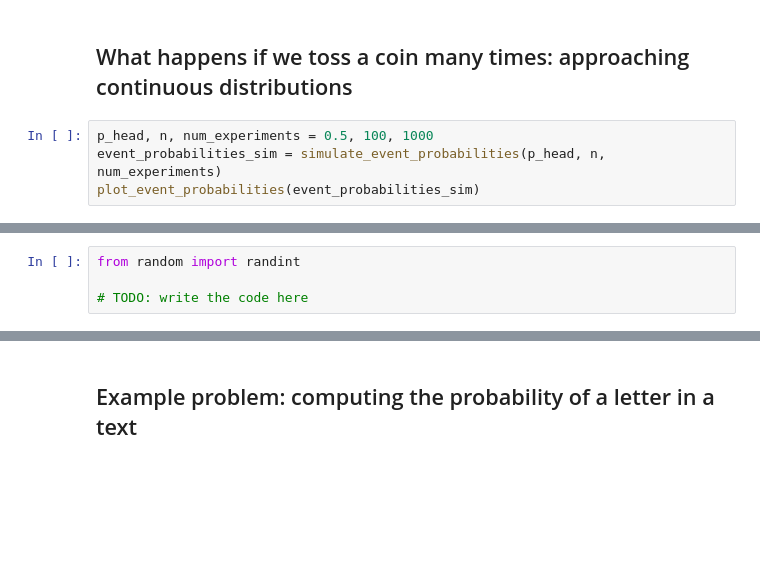
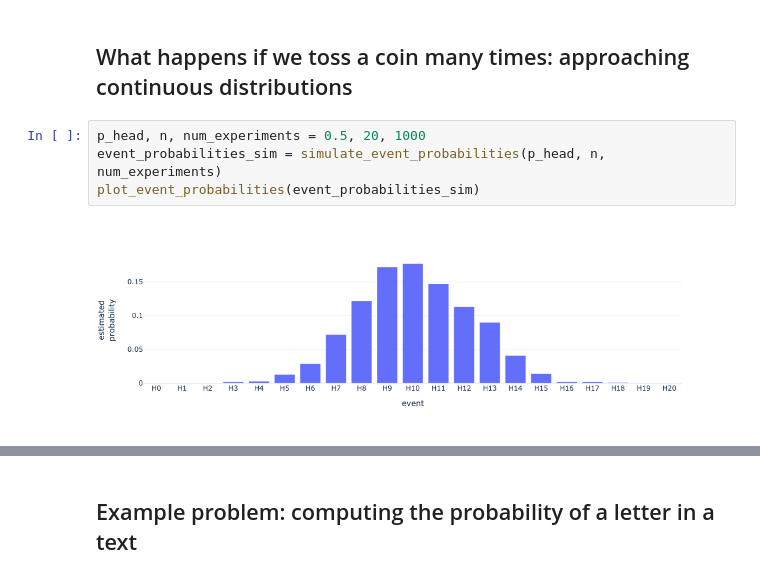
Before and after one commit to uio-bmi/stats_for_cs, a Jupyter notebook: Week_2_ProbabilityIntro/ProbabilityIntro.ipynb, the cells around one changed output, grey strips where cells are left out. Drawn from its saved outputs; the diff is of its cells as text; blank space fills up the shorter version.

```diff
--- a/Week_2_ProbabilityIntro/ProbabilityIntro.ipynb
+++ b/Week_2_ProbabilityIntro/ProbabilityIntro.ipynb
@@ -199,9 +283,11 @@ plot_probability_comparison(event_probabilities_sim, event_probabilities_formula
 # %% [markdown]
 ## What happens if we toss a coin many times: approaching continuous distributions
 # %%
-p_head, n, num_experiments = 0.5, 100, 1000
+p_head, n, num_experiments = 0.5, 20, 1000
 event_probabilities_sim = simulate_event_probabilities(p_head, n, num_experiments)
 plot_event_probabilities(event_probabilities_sim)
+# %% [output]
+[figure, added]
 # %% [markdown]
 ## Example problem: Monopoly
 
@@ -216,7 +302,3 @@ What is the probability that the sum of values passes 40 after drawing a sample
 
 
 Write a code to simulate this and estimate the probability.
-# %%
-from random import randint
-
-# TODO: write the code here
```
Also changed, not shown: parts of 25 cells of this notebook, 1 other file.
